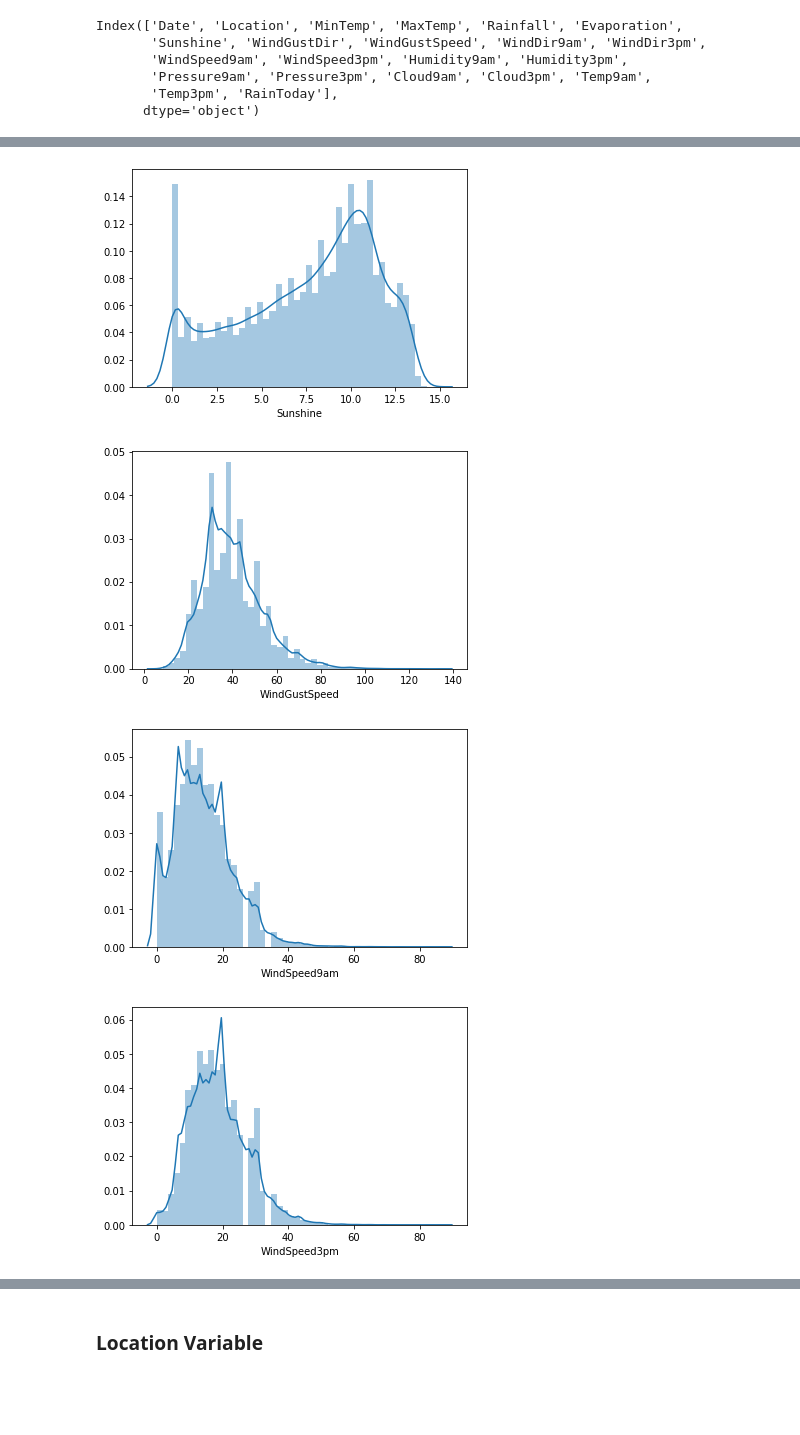
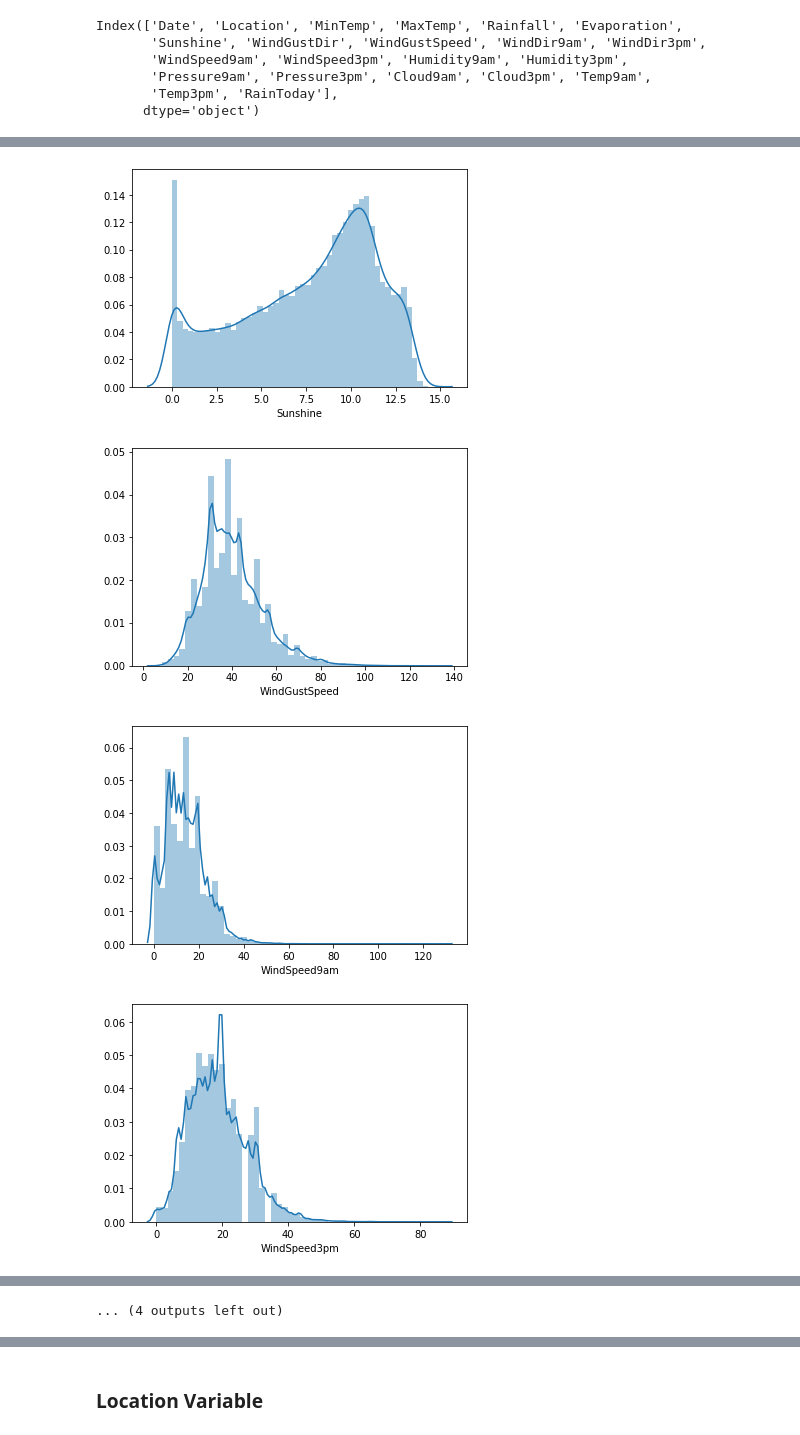
Before and after one commit to anthonydwan/COMP5310-Principles-of-Data-Science-Project, a Jupyter notebook: Assignment 2 - Australia Weather - whether it will rain or not.ipynb, the cells around one changed output, grey strips where cells are left out. Saved outputs shown, nothing was run; the diff lists cells and outputs as text; code cells hidden in the pictures; blank space fills up the shorter version.

```diff
--- a/Assignment 2 - Australia Weather - whether it will rain or not.ipynb
+++ b/Assignment 2 - Australia Weather - whether it will rain or not.ipynb
@@ -124,7 +117,11 @@ from sklearn.model_selection import train_test_split
 
 # We will first create a train/test split and then use K-fold cross-validation to tune the models
 # By separating test data. This will minimise the risk of data leakage
-X_train, X_test, Y_train, Y_test = train_test_split(weather_predictive, weather_target, test_size=0.25)
+X_train, X_test, Y_train, Y_test = train_test_split(weather_predictive,
+                                                    weather_target,
+                                                    test_size=0.25,
+                                                    random_state = 5)
+#random state to make sure consistent results and no data leakage in testing phase if rerun
 # %%
 #columns without null values
 notnull_columns=X_train.columns[X_train.notnull().any()]
@@ -160,13 +157,18 @@ RainToday         0.964893
 dtype: float64
 # %%
 #checking distribution shape of numerical variables
-lst=['MinTemp', 'MaxTemp', 'Rainfall', 'Evaporation',
+numerical_columns =['MinTemp', 'MaxTemp', 'Rainfall', 'Evaporation',
        'Sunshine', 'WindGustSpeed',
        'WindSpeed9am', 'WindSpeed3pm', 'Humidity9am', 'Humidity3pm',
        'Pressure9am', 'Pressure3pm', 'Temp9am',
-       'Temp3pm']
+       'Temp3pm', 'Cloud9am', 'Cloud3pm']
 
-for val in lst:
+categorical_columns = [
+    'WindGustDir','WindDir9am','WindDir3pm',
+    'Location'
+    ]
+
+for val in numerical_columns:
     sns.distplot(X_train[val])
     plt.show()
 # %% [output]
@@ -177,4 +179,4 @@ for val in lst:
-[figure, old version]
+[figure, new version]
-[figure, old version]
+[figure, new version]
-[figure, old version]
+[figure, new version]
-[figure, old version]
+[figure, new version]
@@ -186,0 +187 @@ for val in lst:
+... (4 outputs left out)
```
Also changed, not shown: parts of 191 cells of this notebook.
